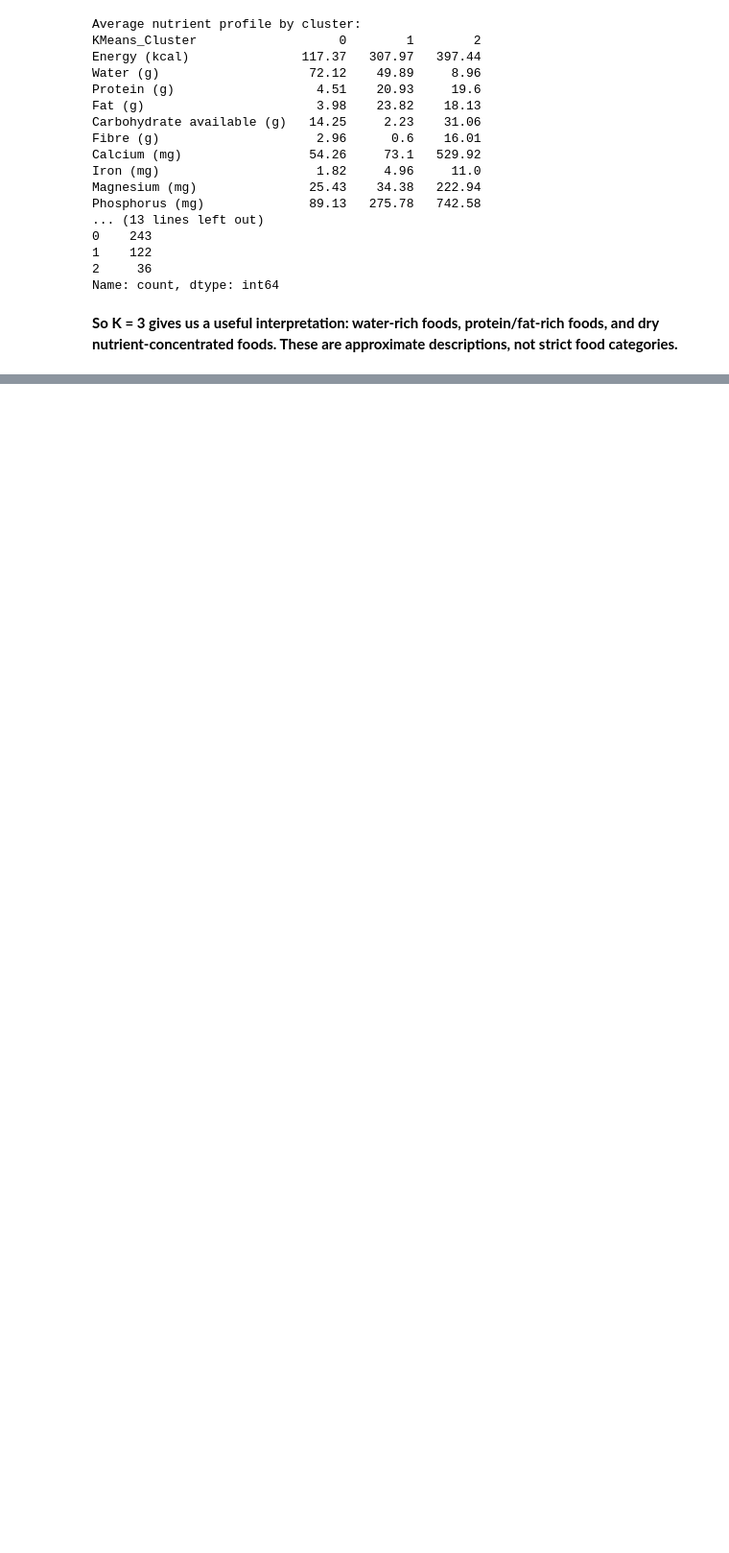
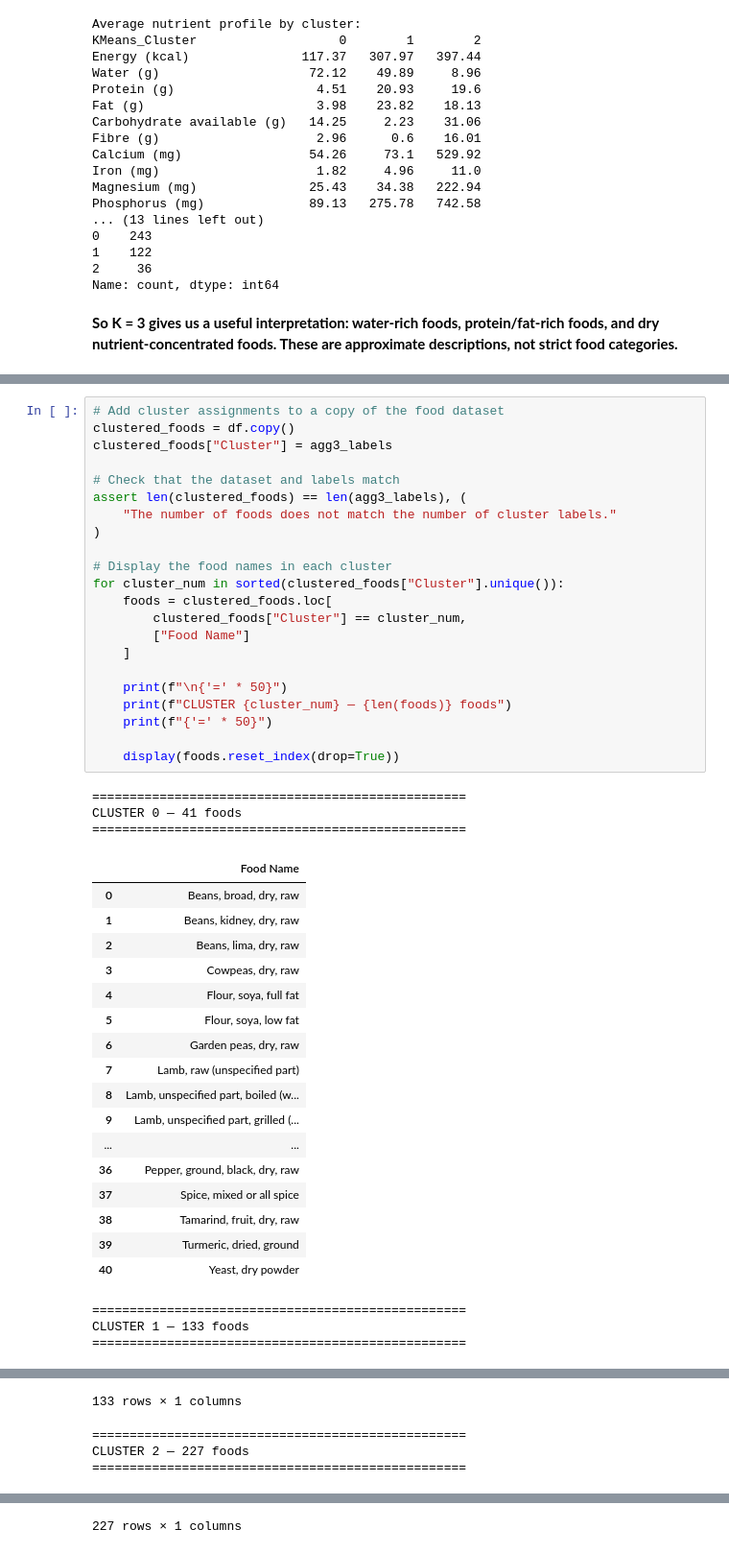
Before and after one commit to sheilawanjiru52-create/FINALPROJECT, a Jupyter notebook: nutrition.ipynb, the cells around one changed output, grey strips where cells are left out. Shown at 96% size. Drawn from its saved outputs; the diff is of its cells as text; blank space fills up the shorter version.

```diff
--- a/nutrition.ipynb
+++ b/nutrition.ipynb
@@ -2880,0 +2999,46 @@ Name: count, dtype: int64
+# %%
+# Add cluster assignments to a copy of the food dataset
+clustered_foods = df.copy()
+clustered_foods["Cluster"] = agg3_labels
+
+# Check that the dataset and labels match
+assert len(clustered_foods) == len(agg3_labels), (
+    "The number of foods does not match the number of cluster labels."
+)
+
+# Display the food names in each cluster
+for cluster_num in sorted(clustered_foods["Cluster"].unique()):
+    foods = clustered_foods.loc[
+        clustered_foods["Cluster"] == cluster_num,
+        ["Food Name"]
+    ]
+
+    print(f"\n{'=' * 50}")
+    print(f"CLUSTER {cluster_num} — {len(foods)} foods")
+    print(f"{'=' * 50}")
+
+    display(foods.reset_index(drop=True))
+# %% [output]
+==================================================
+CLUSTER 0 — 41 foods
+==================================================
+|  | Food Name |
+| 0 | Beans, broad, dry, raw |
+| 1 | Beans, kidney, dry, raw |
+| 2 | Beans, lima, dry, raw |
+| 3 | Cowpeas, dry, raw |
+| 4 | Flour, soya, full fat |
+| 5 | Flour, soya, low fat |
+| 6 | Garden peas, dry, raw |
+| 7 | Lamb, raw (unspecified part) |
+| 8 | Lamb, unspecified part, boiled (w... |
+| 9 | Lamb, unspecified part, grilled (... |
+| ... | ... |
+| 36 | Pepper, ground, black, dry, raw |
+| 37 | Spice, mixed or all spice |
+| 38 | Tamarind, fruit, dry, raw |
+| 39 | Turmeric, dried, ground |
+| 40 | Yeast, dry powder |
+==================================================
+CLUSTER 1 — 133 foods
+==================================================
@@ -2880,0 +3057,4 @@ Name: count, dtype: int64
+133 rows × 1 columns
+==================================================
+CLUSTER 2 — 227 foods
+==================================================
@@ -2880,0 +3073 @@ Name: count, dtype: int64
+227 rows × 1 columns
```
Also changed, not shown: parts of 13 cells of this notebook.
